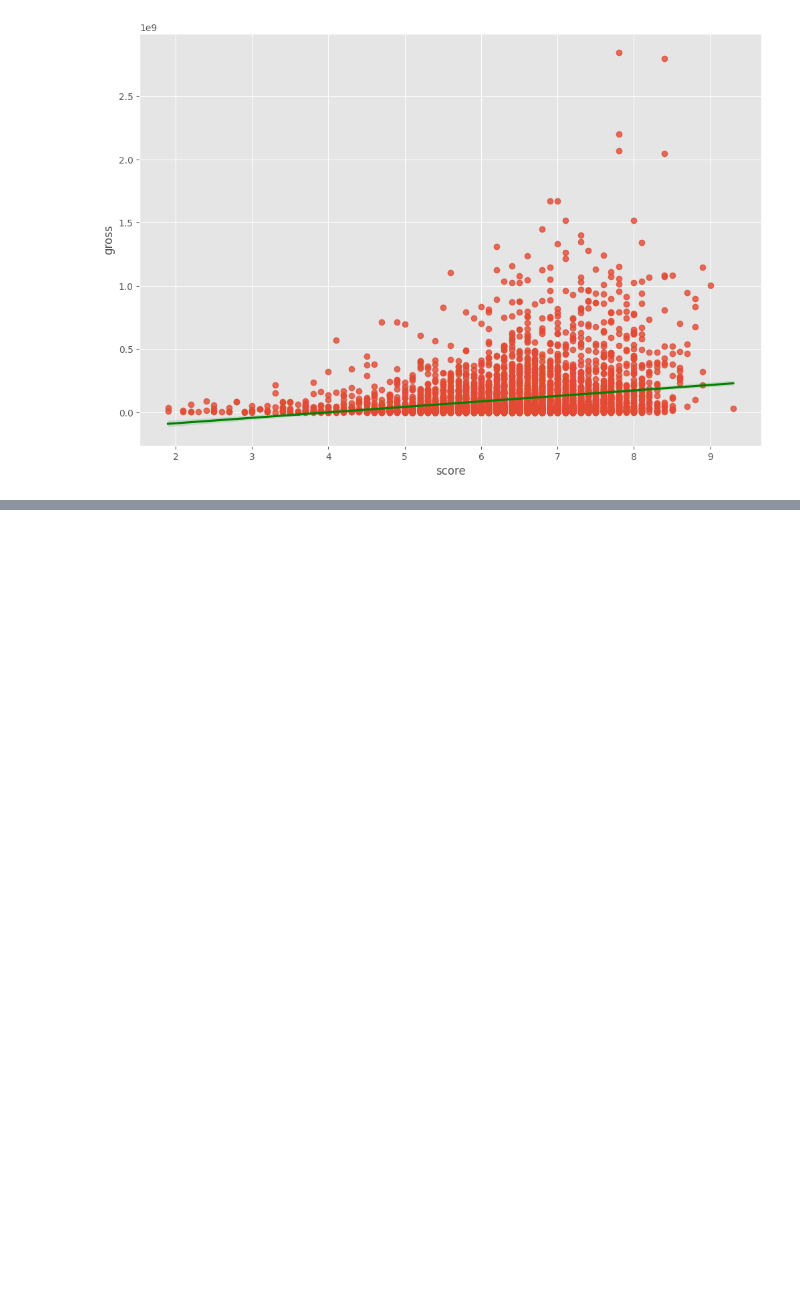
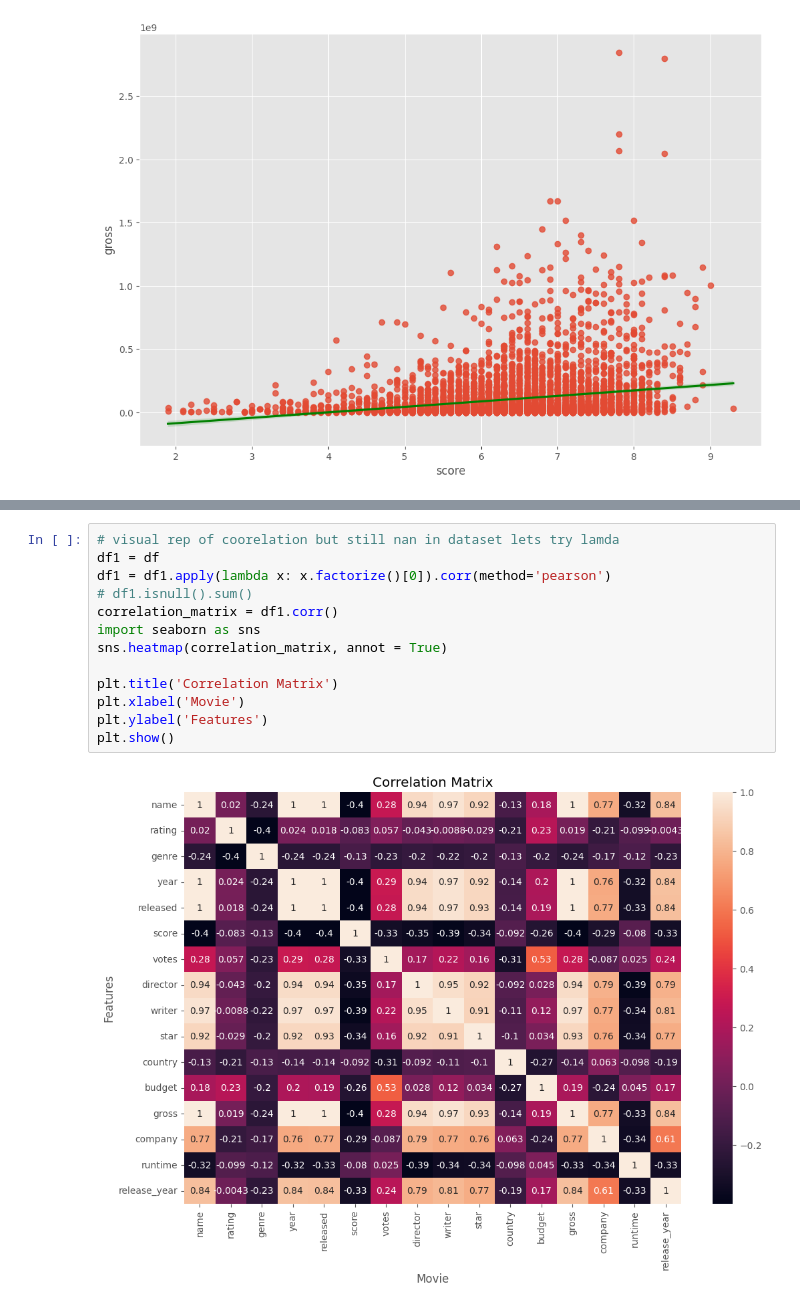
Before and after one commit to yasir134/DSCs, a Jupyter notebook: EDA/movies.ipynb, the cells around one changed output, grey strips where cells are left out. Drawn from its saved outputs; the diff is of its cells as text; blank space fills up the shorter version.

Commit message:
movies EDA done

```diff
--- a/EDA/movies.ipynb
+++ b/EDA/movies.ipynb
@@ -134,0 +159,15 @@ ValueError: could not convert string to float: 'The Shining'
+# %%
+# visual rep of coorelation but still nan in dataset lets try lamda
+df1 = df
+df1 = df1.apply(lambda x: x.factorize()[0]).corr(method='pearson')
+# df1.isnull().sum()
+correlation_matrix = df1.corr()
+import seaborn as sns
+sns.heatmap(correlation_matrix, annot = True)
+
+plt.title('Correlation Matrix')
+plt.xlabel('Movie')
+plt.ylabel('Features')
+plt.show()
+# %% [output]
+[figure, added]
```
Also changed, not shown: parts of 9 cells of this notebook.
